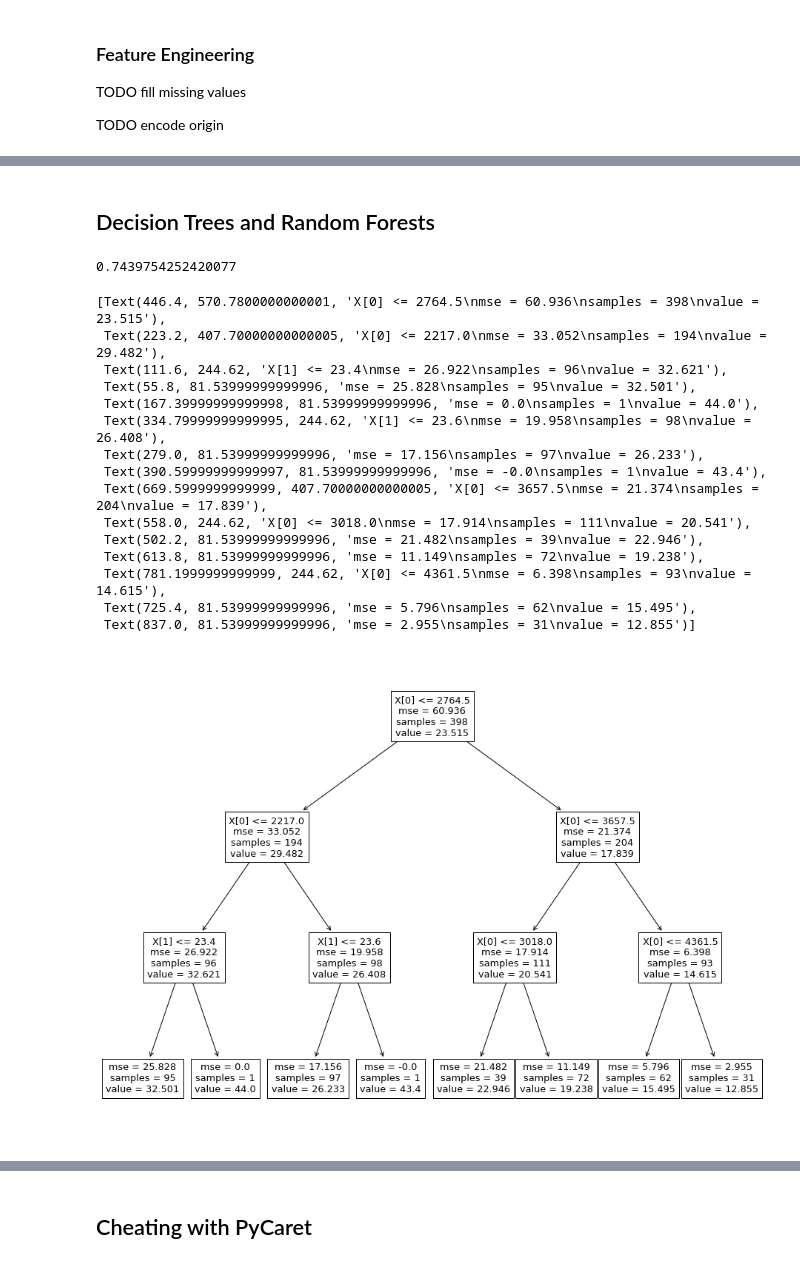
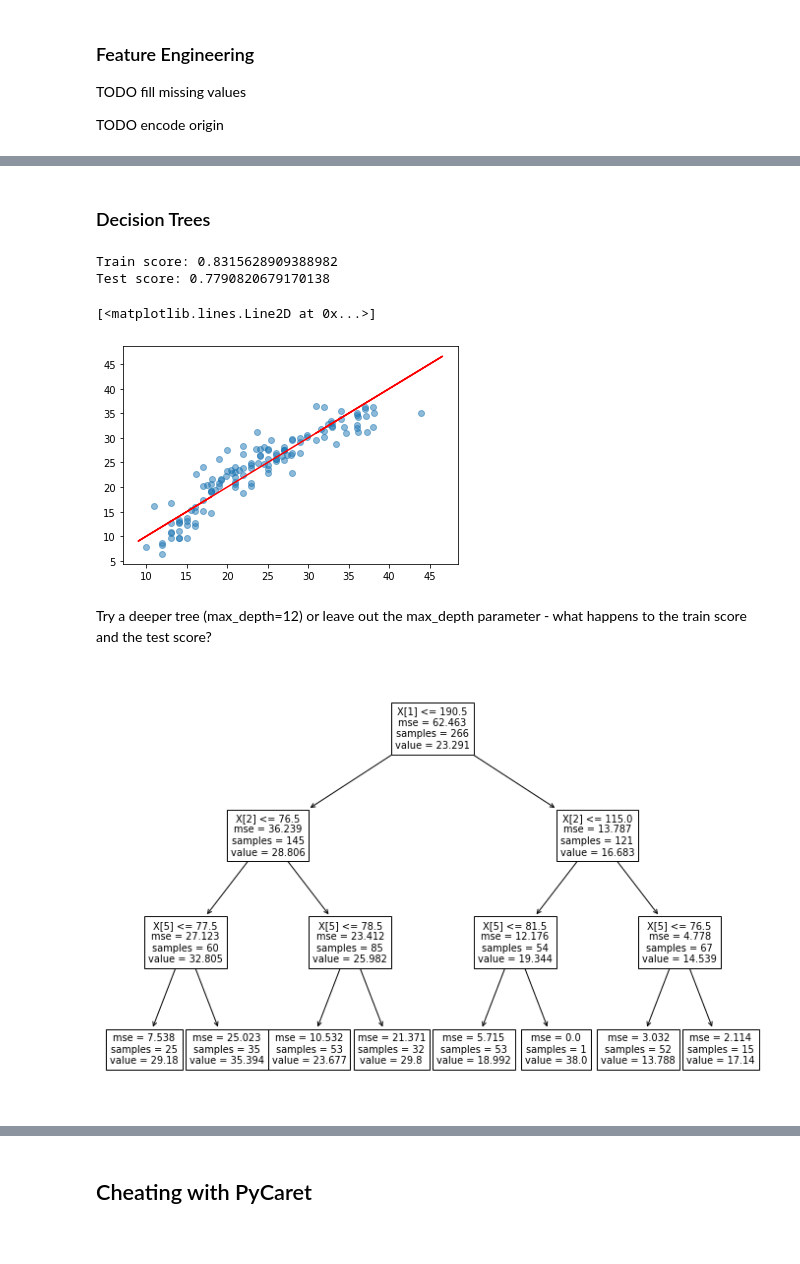
Before and after one commit to johnowhitaker/ds_zero, a Jupyter notebook: 03_Machine_Learning.ipynb, the cells around one changed output, grey strips where cells are left out. Cells and saved outputs as stored; diff of their text form; code cells hidden in the pictures.

```diff
--- a/03_Machine_Learning.ipynb
+++ b/03_Machine_Learning.ipynb
@@ -12,0 +64,5 @@ If you'd like a lovely introduction to the idea of machine learning and deep lea
+# %%
+mtcars['horsepower'] = mtcars['horsepower'].replace('?', np.NaN) # Replacing with NaN
+mtcars['horsepower'] = mtcars['horsepower'].astype(float) # Would int be OK here?
+mtcars['horsepower'] = mtcars['horsepower'].fillna(mtcars['horsepower'].median())
+mtcars.describe() # Now we're talking
@@ -101,0 +153,13 @@ model.score(X, y)
+# %%
+from sklearn.model_selection import train_test_split
+
+# Define our inputs (X) and our output (y)
+X = mtcars.drop(['mpg', 'car name'], axis=1)
+y = mtcars['mpg']
+
+# We split our data, so we see how well any models we make do on the 'test' set
+X_train, X_test, y_train, y_test = train_test_split(X, y, test_size=0.33, random_state=42)
+# %%
+model = LinearRegression()
+model.fit(X_train, y_train)
+model.score(X_test, y_test)
@@ -114,5 +186,5 @@ TODO encode origin
 # %% [markdown]
-## Decision Trees and Random Forests
+### Decision Trees
 # %%
 from sklearn.tree import DecisionTreeRegressor, plot_tree
 
@@ -120,27 +192,23 @@ X = mtcars[['weight', 'acceleration']].values # Our inputs - capital X since we
 y = mtcars['mpg']
 
 dtree = DecisionTreeRegressor(max_depth=3)
-dtree.fit(X, y)
-dtree.score(X, y)
+dtree.fit(X_train, y_train)
+print('Train score:', dtree.score(X_train, y_train))
+print('Test score:', dtree.score(X_test, y_test))
 # %% [output]
-0.7439754252420077
+Train score: 0.8315628909388982
+Test score: 0.7790820679170138
+# %%
+plt.scatter(y_test, model.predict(X_test), alpha=0.5)
+plt.plot(y, y, c='red') # All predictions should lie on this line for a perfect model
+# %% [output]
+[<matplotlib.lines.Line2D at 0x...>]
+[figure, added]
+# %% [markdown]
+Try a deeper tree (max_depth=12) or leave out the max_depth parameter - what happens to the train score and the test score?
 # %%
-fig, ax = plt.subplots(figsize=(16, 12)) # Optional way to make the plot bigger
+fig, ax = plt.subplots(figsize=(12, 8)) # Optional way to make the plot bigger
 plot_tree(dtree)
+plt.show()
 # %% [output]
-[Text(446.4, 570.7800000000001, 'X[0] <= 2764.5\nmse = 60.936\nsamples = 398\nvalue = 23.515'),
- Text(223.2, 407.70000000000005, 'X[0] <= 2217.0\nmse = 33.052\nsamples = 194\nvalue = 29.482'),
- Text(111.6, 244.62, 'X[1] <= 23.4\nmse = 26.922\nsamples = 96\nvalue = 32.621'),
- Text(55.8, 81.53999999999996, 'mse = 25.828\nsamples = 95\nvalue = 32.501'),
- Text(167.39999999999998, 81.53999999999996, 'mse = 0.0\nsamples = 1\nvalue = 44.0'),
- Text(334.79999999999995, 244.62, 'X[1] <= 23.6\nmse = 19.958\nsamples = 98\nvalue = 26.408'),
- Text(279.0, 81.53999999999996, 'mse = 17.156\nsamples = 97\nvalue = 26.233'),
- Text(390.59999999999997, 81.53999999999996, 'mse = -0.0\nsamples = 1\nvalue = 43.4'),
- Text(669.5999999999999, 407.70000000000005, 'X[0] <= 3657.5\nmse = 21.374\nsamples = 204\nvalue = 17.839'),
- Text(558.0, 244.62, 'X[0] <= 3018.0\nmse = 17.914\nsamples = 111\nvalue = 20.541'),
- Text(502.2, 81.53999999999996, 'mse = 21.482\nsamples = 39\nvalue = 22.946'),
- Text(613.8, 81.53999999999996, 'mse = 11.149\nsamples = 72\nvalue = 19.238'),
- Text(781.1999999999999, 244.62, 'X[0] <= 4361.5\nmse = 6.398\nsamples = 93\nvalue = 14.615'),
- Text(725.4, 81.53999999999996, 'mse = 5.796\nsamples = 62\nvalue = 15.495'),
- Text(837.0, 81.53999999999996, 'mse = 2.955\nsamples = 31\nvalue = 12.855')]
-[figure, old version]
+[figure, new version]
```
Also changed, not shown: parts of 24 cells of this notebook, 1 other file.
